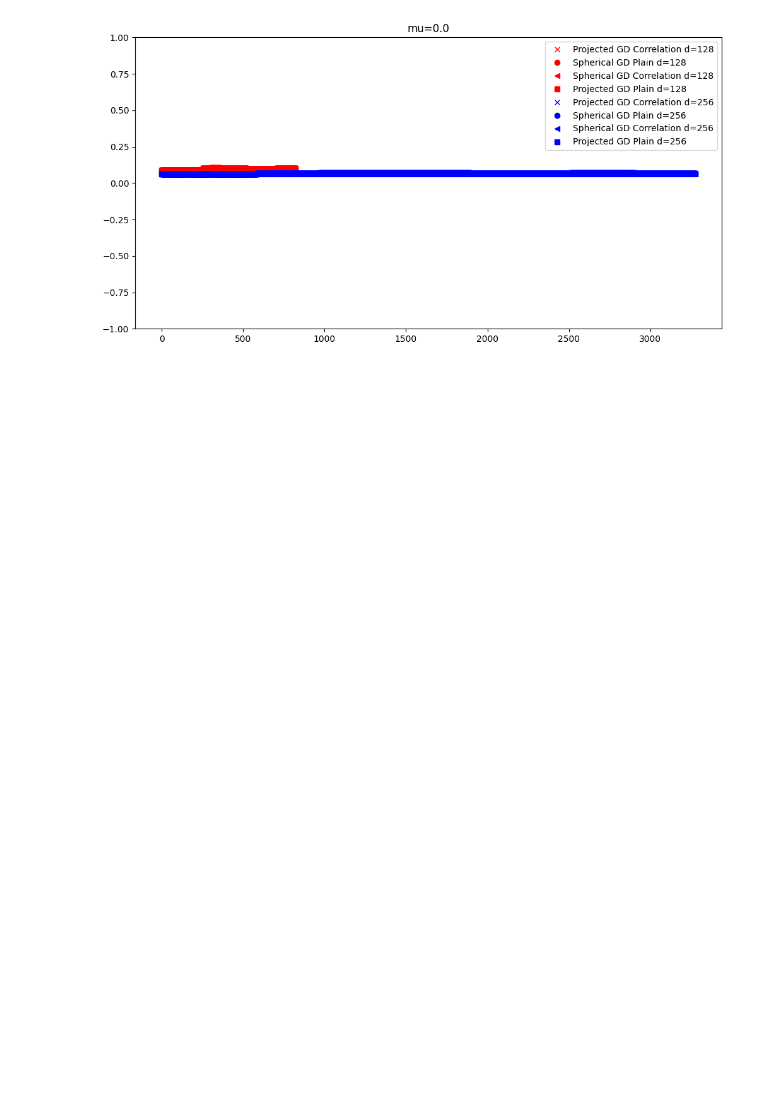
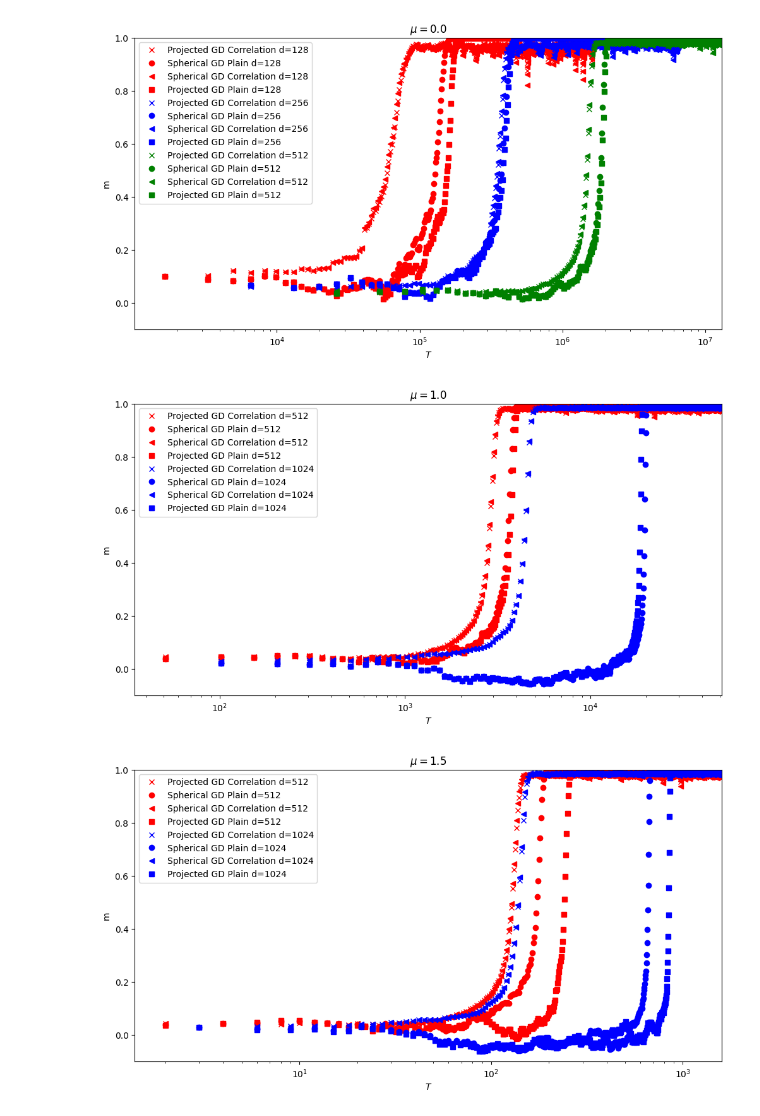
Before and after one commit to arn4/largebatch-ss, a Jupyter notebook: simulation_plotter.ipynb, the cells around one changed output. Saved outputs shown, nothing was run; the diff lists cells and outputs as text; code cells hidden in the pictures; blank space fills up the shorter version.

```diff
--- a/simulation_plotter.ipynb
+++ b/simulation_plotter.ipynb
@@ -39,16 +39,21 @@ def plotter(mu, ds):
         ax.plot(np.arange(T+1)[::max(1,T//1000)], spherical_gd_correlation_m[::max(1,T//1000)], label=f'Spherical GD Correlation d={d}', marker='<', color=colors[i], ls='')
         ax.plot(np.arange(T+1)[::max(1,T//1000)], projected_gd_plain_m[::max(1,T//1000)], label=f'Projected GD Plain d={d}', marker='s', color=colors[i], ls='')
     ax.legend()
-    ax.set_title(f"mu={mu}")
-    # ax.set_xscale('log')
+    ax.set_title(f"$\\mu={mu}$")
+    ax.set_xlabel('$T$')
+    ax.set_ylabel('m')
+    ax.set_xscale('log')
     # ax.set_yscale('log')
-    ax.set_ylim(-1, 1)
+    ax.set_ylim(-.1, 1)
+    ax.set_xlim(0,T/2)
     plt.show()
-# %%
-ds = [128, 256]
-mus = [0.]#, 1., l/2, (3*l-2)/4]
-
-for mu in mus:
-    plotter(mu, ds)
-# %% [output]
-[figure, removed]
+# %%
+for mu in mus:
+    if mu == 0.:
+        plotter(mu, ds[1:-1])
+    else:
+        plotter(mu, ds[3:])
+# %% [output]
+[figure, added]
+[figure, added]
+[figure, added]
```
Also changed, not shown: parts of 1 cell of this notebook, 4 other files.
